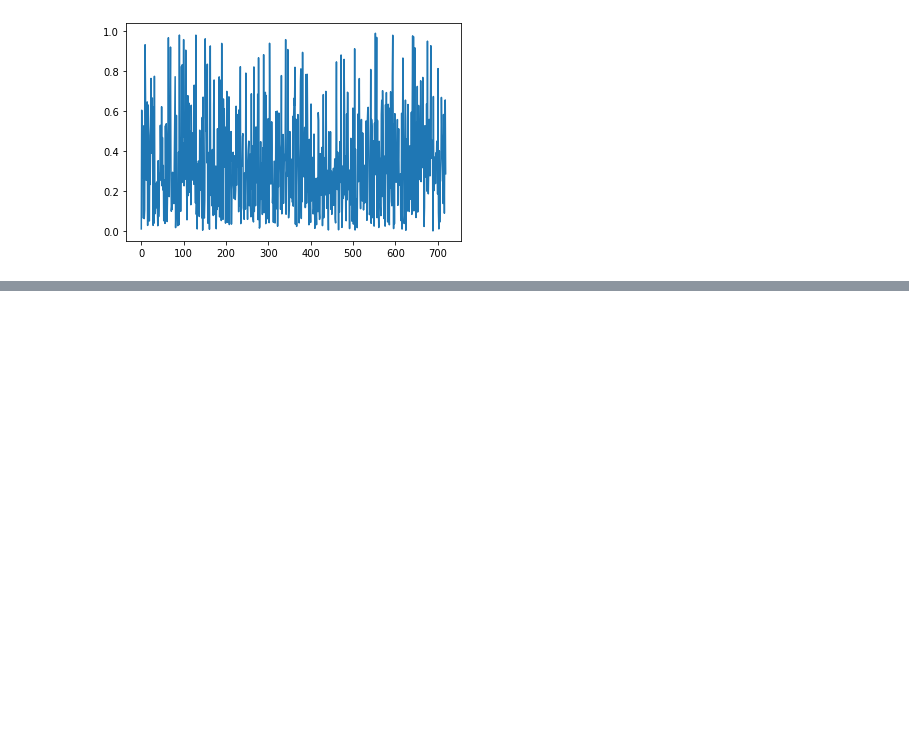
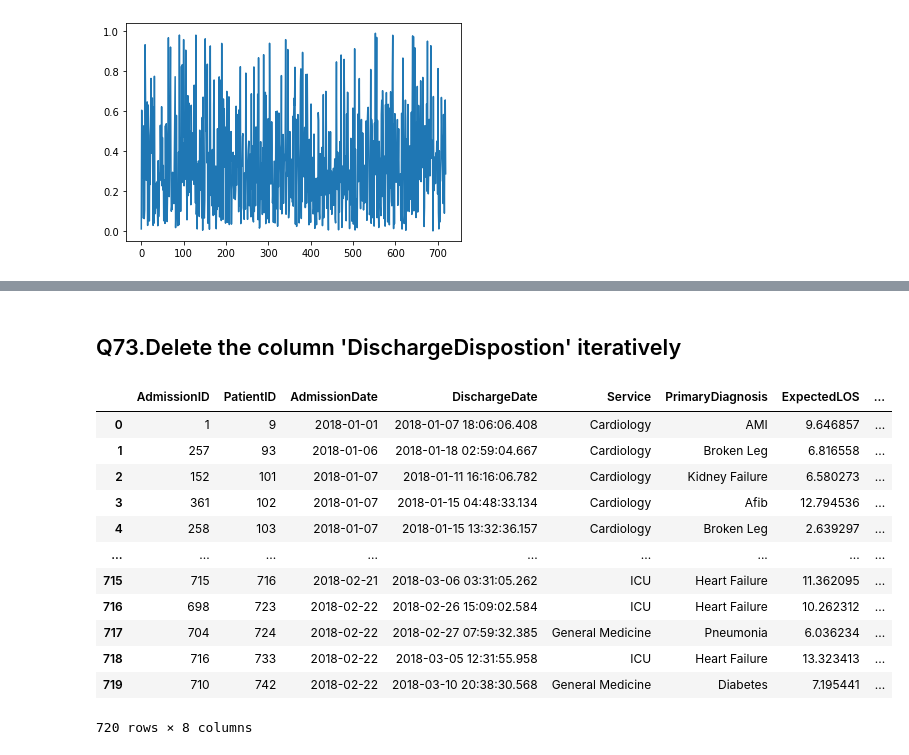
Before and after one commit to swatiguptacse/Team-6-Python-Peers, a Jupyter notebook: Q61to80_team6.ipynb, the cells around one changed output, grey strips where cells are left out. Saved outputs shown, nothing was run; the diff lists cells and outputs as text; code cells hidden in the pictures; blank space fills up the shorter version.

```diff
--- a/Q61to80_team6.ipynb
+++ b/Q61to80_team6.ipynb
@@ -175,0 +206,21 @@ plt.plot(df["ExpectedMortality"])
+# %% [markdown]
+## Q73.Delete the column 'DischargeDispostion' iteratively
+# %%
+#df1=pd.read_excel('HospitalDatabase.xlsx', 'AmbulatoryVisits')
+df2=pd.read_excel('HospitalDatabase.xlsx', 'Discharges')
+df2 = df2.drop(columns = ['DischargeDisposition'])
+df2
+# %% [output]
+|  | AdmissionID | PatientID | AdmissionDate | DischargeDate | Service | PrimaryDiagnosis | ExpectedLOS | ... |
+| 0 | 1 | 9 | 2018-01-01 | 2018-01-07 18:06:06.408 | Cardiology | AMI | 9.646857 | ... |
+| 1 | 257 | 93 | 2018-01-06 | 2018-01-18 02:59:04.667 | Cardiology | Broken Leg | 6.816558 | ... |
+| 2 | 152 | 101 | 2018-01-07 | 2018-01-11 16:16:06.782 | Cardiology | Kidney Failure | 6.580273 | ... |
+| 3 | 361 | 102 | 2018-01-07 | 2018-01-15 04:48:33.134 | Cardiology | Afib | 12.794536 | ... |
+| 4 | 258 | 103 | 2018-01-07 | 2018-01-15 13:32:36.157 | Cardiology | Broken Leg | 2.639297 | ... |
+| ... | ... | ... | ... | ... | ... | ... | ... | ... |
+| 715 | 715 | 716 | 2018-02-21 | 2018-03-06 03:31:05.262 | ICU | Heart Failure | 11.362095 | ... |
+| 716 | 698 | 723 | 2018-02-22 | 2018-02-26 15:09:02.584 | ICU | Heart Failure | 10.262312 | ... |
+| 717 | 704 | 724 | 2018-02-22 | 2018-02-27 07:59:32.385 | General Medicine | Pneumonia | 6.036234 | ... |
+| 718 | 716 | 733 | 2018-02-22 | 2018-03-05 12:31:55.958 | ICU | Heart Failure | 13.323413 | ... |
+| 719 | 710 | 742 | 2018-02-22 | 2018-03-10 20:38:30.568 | General Medicine | Diabetes | 7.195441 | ... |
+720 rows × 8 columns
```
Also changed, not shown: parts of 7 cells of this notebook.
